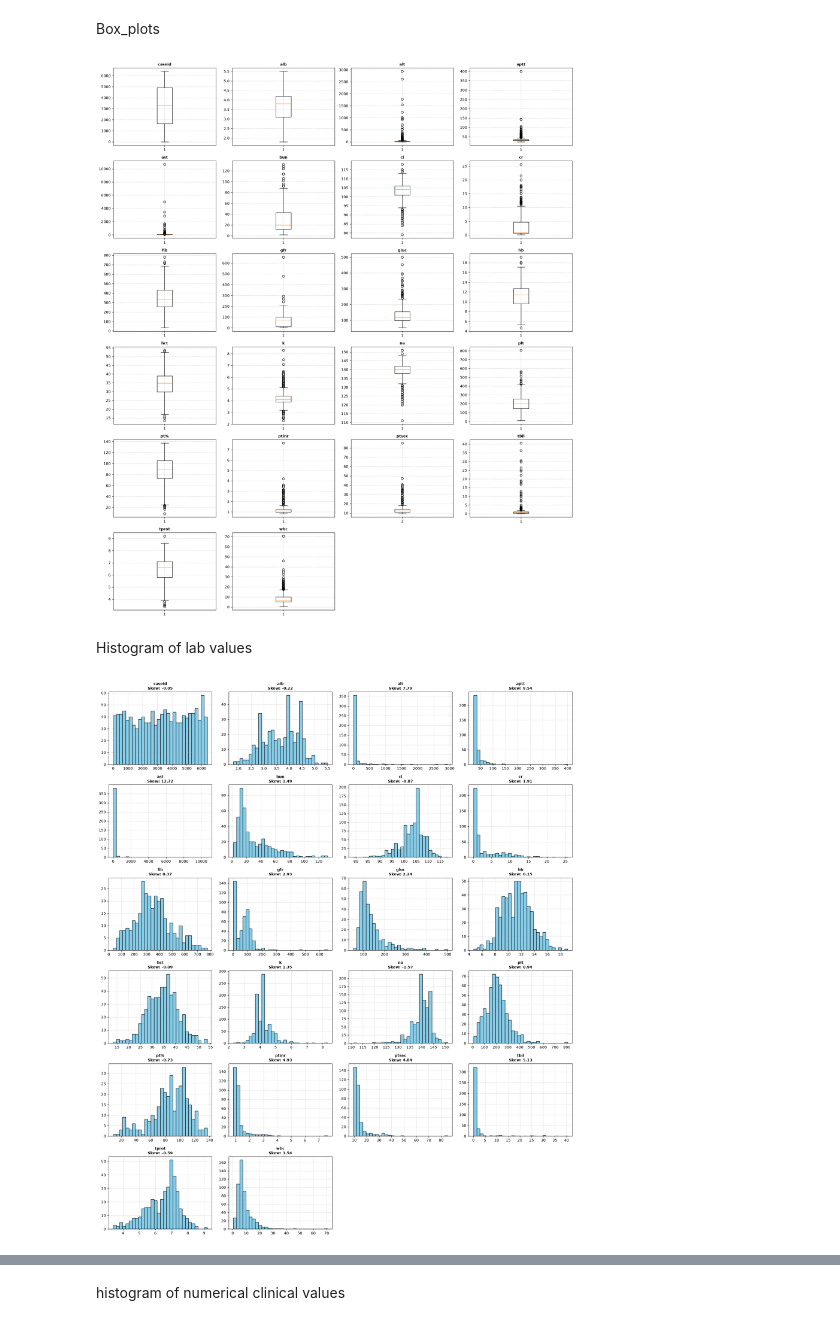
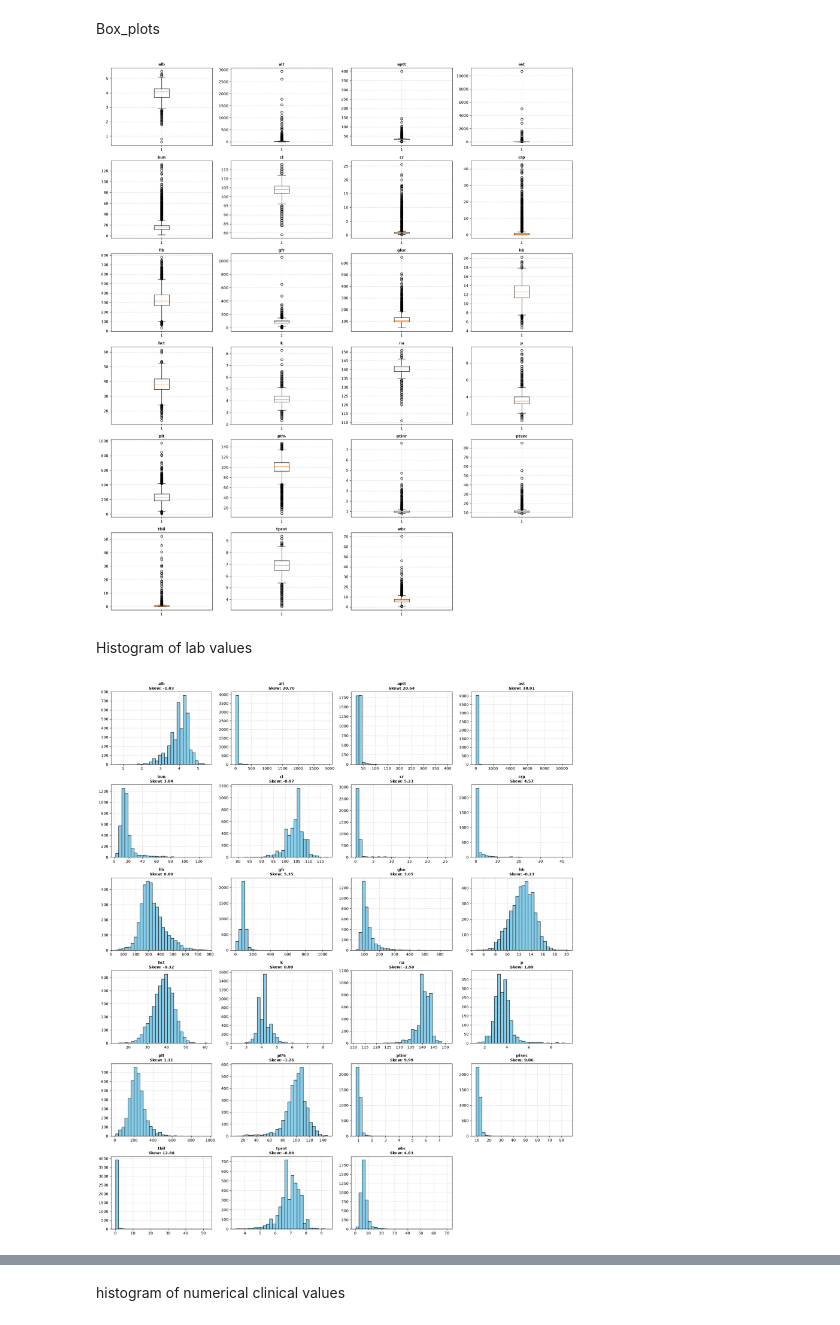
Before and after one commit to May-hk/lab-test-prediction, a Jupyter notebook: data_processing.ipynb, the cells around one changed output, grey strips where cells are left out. Saved outputs shown, nothing was run; the diff lists cells and outputs as text; code cells hidden in the pictures.

```diff
--- a/data_processing.ipynb
+++ b/data_processing.ipynb
@@ -13,10 +14,11 @@ lab_data1 = pd.read_csv("datasets/lab_data.csv")
 # %% [markdown]
 For lab data, We need to use the most recent pre-operative measurement, consistent with clinical practice
 # %%
-preop = lab_data1[(lab_data1['dt'] < 0) & (lab_data1['dt'] >= -43200)]
+preop = lab_data1[(lab_data1['dt'] < 0) & (lab_data1['dt'] >= -2592000)] #30 days
 
 preop_last = (preop.sort_values('dt').groupby(['caseid', 'name']).last()
               .reset_index()[['caseid','dt', 'name', 'result']])
 
 preop_last.head(10)
+print("pre-op rows:", len(preop))
 # %% [output]
@@ -101,0 +72,7 @@ lab_data
+# %%
+# remove physiologically impossible values only
+lab_data = lab_data[lab_data["hct"].between(10, 65) | lab_data["hct"].isna()]
+for c in ["height", "weight", "bmi"]:
+    clinical_data.loc[clinical_data[c] <= 0, c] = np.nan
+print("lab_data after plausibility filter:", lab_data.shape)
+print("clinical_data after plausibility filter:", clinical_data.shape)
@@ -102,19 +82,13 @@ lab_data
 # %% [markdown]
 Box_plots
 # %%
-import math
-import matplotlib.pyplot as plt
-import pandas as pd
+columns_to_check = []
+for col in lab_data.columns.drop("caseid"):
+    clean_data = pd.to_numeric(lab_data[col], errors="coerce").dropna()
+    if not clean_data.empty:
+        columns_to_check.append(col)
 
-
-columns_to_check = []
-for col in lab_data.columns:
-    if "Unnamed" not in str(col):
-        clean_data = pd.to_numeric(lab_data[col], errors="coerce").dropna()
-        if not clean_data.empty:
-            columns_to_check.append(col)
-
-#Calculate total rows needed for 6 per row
+#Calculate total rows needed for 4 per row
 num_plots = len(columns_to_check)
 num_rows = math.ceil(num_plots / 4)
 
@@ -132,35 +106,34 @@ for i, col in enumerate(columns_to_check, start=1):
 plt.tight_layout()
 plt.show()
 # %% [output]
-[figure, old version]
+[figure, new version]
 # %% [markdown]
 Histogram of lab values
 # %%
 
 columns_to_check = []
-for col in lab_data.columns:
-    if "Unnamed" not in str(col):
-        clean_data = pd.to_numeric(lab_data[col], errors="coerce").dropna()
-        if not clean_data.empty:
-            columns_to_check.append(col)
+for col in lab_data.columns.drop("caseid"):
+    clean_data = pd.to_numeric(lab_data[col], errors="coerce").dropna()
+    if not clean_data.empty:
+        columns_to_check.append(col)
 
-#Calculate total rows needed for 6 per row
+#Calculate total rows needed for 4 per row
 num_plots = len(columns_to_check)
 num_rows = math.ceil(num_plots / 4)
 
 plt.figure(figsize=(18, 3.5 * num_rows))
 
 for i, col in enumerate(columns_to_check, start=1):
     clean_data = pd.to_numeric(lab_data[col], errors="coerce").dropna()
 
     col_skew = clean_data.skew()
 
     plt.subplot(num_rows, 4, i)
     plt.hist(clean_data, bins=30, color="skyblue", edgecolor="black")
     plt.title(f"{col}\nSkew: {col_skew:.2f}", fontsize=10, fontweight="bold")
     plt.grid(True, linestyle="--", alpha=0.5)
 
 plt.tight_layout()
 plt.show()
 # %% [output]
-[figure, old version]
+[figure, new version]
```
Also changed, not shown: parts of 23 cells of this notebook.
